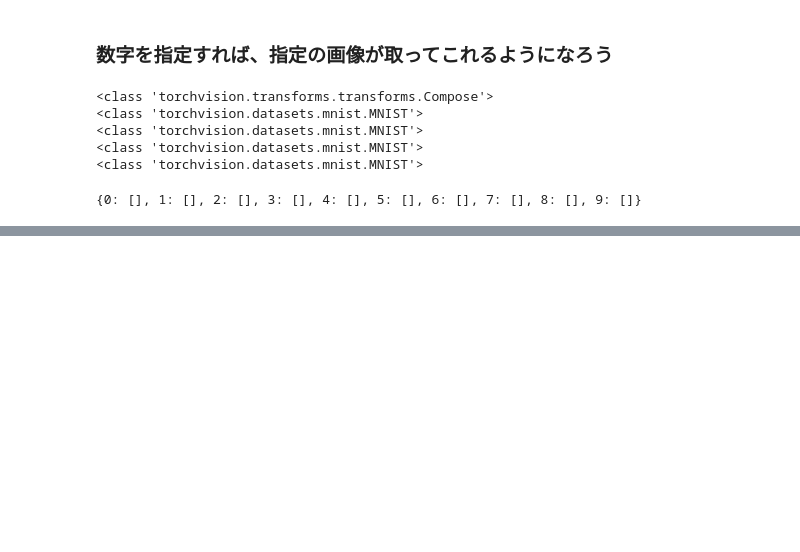
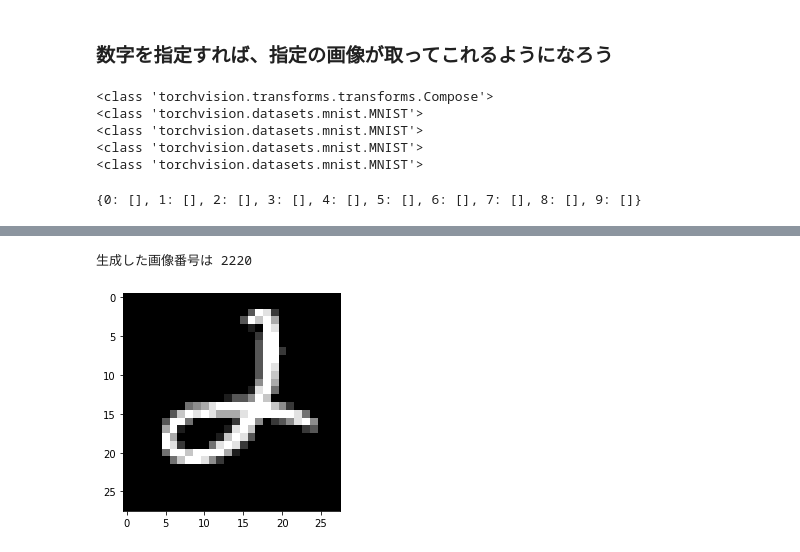
Before and after one commit to zoosecretbase/MNIST_Calculator, a Jupyter notebook: calculator/calculator.ipynb, the cells around one changed output, grey strips where cells are left out. Saved outputs shown, nothing was run; the diff lists cells and outputs as text; code cells hidden in the pictures; blank space fills up the shorter version.

```diff
--- a/calculator/calculator.ipynb
+++ b/calculator/calculator.ipynb
@@ -301,0 +304,12 @@ print(len(MNIST_dict[9]))
+# %%
+def random_get(figure):
+    random_num = random.randrange(len(MNIST_dict[figure]))
+    random_get = MNIST_dict[figure][random_num].numpy()
+    random_get = random_get.reshape((28, 28))
+    plt.imshow(random_get, cmap='gray')
+    print('生成した画像番号は',random_num)
+# %%
+random_get(2)
+# %% [output]
+生成した画像番号は 2220
+[figure, added]
```
Also changed, not shown: parts of 33 cells of this notebook, 7 other files.
